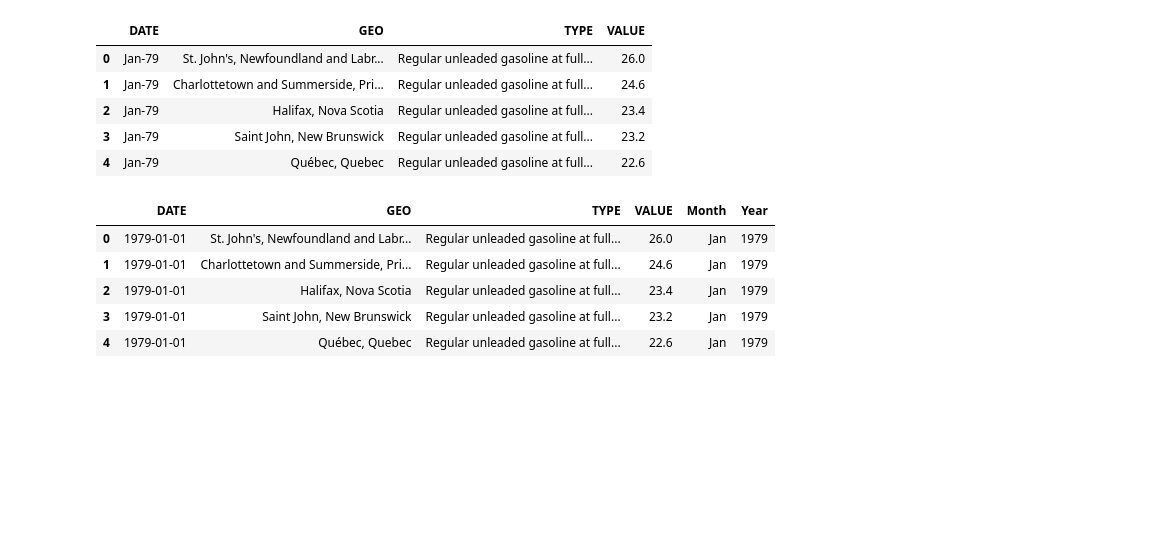
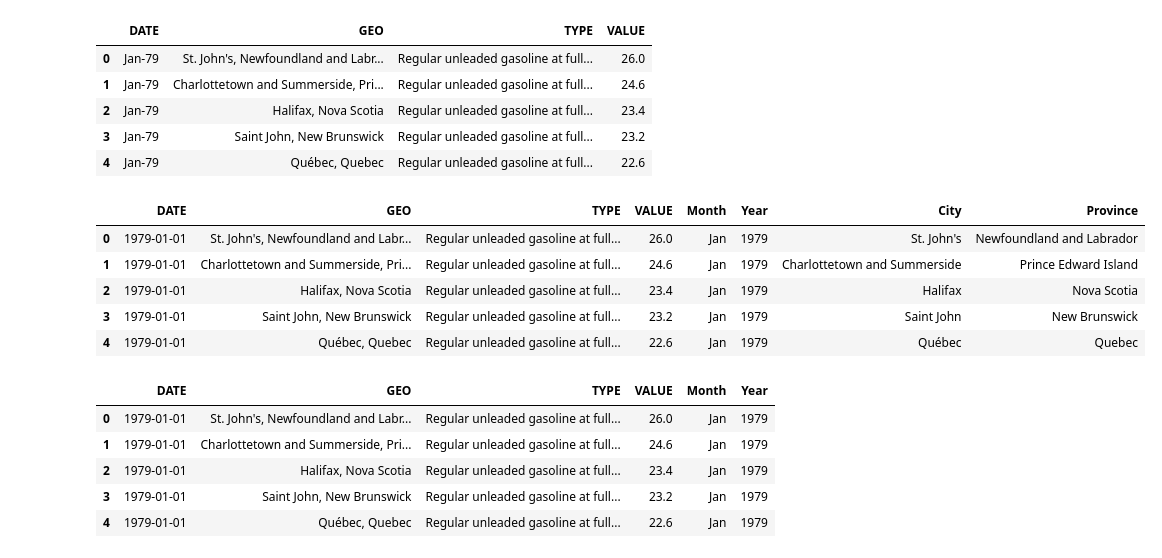
Before and after one commit to Zaki2409/canadian-gas-prices-analysis-EDA, a Jupyter notebook: Canadian Gasoline Prices EDA.ipynb, the cells around one changed output. Cells and saved outputs as stored; diff of their text form; code cells hidden in the pictures; blank space fills up the shorter version.

```diff
--- a/Canadian Gasoline Prices EDA.ipynb
+++ b/Canadian Gasoline Prices EDA.ipynb
@@ -85,3 +90,13 @@ data.head()
+# %%
+data[['City', 'Province']] = data['GEO'].str.split(',', n=1, expand=True)
+data.head()
+# %% [output]
+|  | DATE | GEO | TYPE | VALUE | Month | Year | City | Province |
+| 0 | 1979-01-01 | St. John's, Newfoundland and Labr... | Regular unleaded gasoline at full... | 26.0 | Jan | 1979 | St. John's | Newfoundland and Labrador |
+| 1 | 1979-01-01 | Charlottetown and Summerside, Pri... | Regular unleaded gasoline at full... | 24.6 | Jan | 1979 | Charlottetown and Summerside | Prince Edward Island |
+| 2 | 1979-01-01 | Halifax, Nova Scotia | Regular unleaded gasoline at full... | 23.4 | Jan | 1979 | Halifax | Nova Scotia |
+| 3 | 1979-01-01 | Saint John, New Brunswick | Regular unleaded gasoline at full... | 23.2 | Jan | 1979 | Saint John | New Brunswick |
+| 4 | 1979-01-01 | Québec, Quebec | Regular unleaded gasoline at full... | 22.6 | Jan | 1979 | Québec | Quebec |
 # %%
 #Changing to datetime format
 #If we scroll up to our gasoline.info() section, we can find that 'REF_DATE' is an object type.
```
Also changed, not shown: parts of 16 cells of this notebook.
